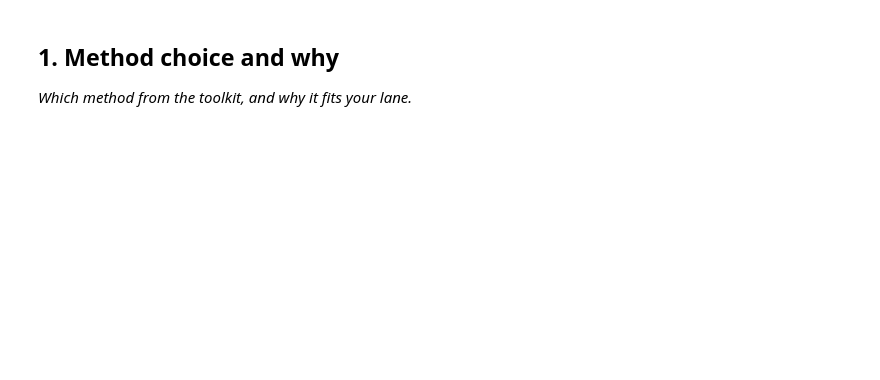
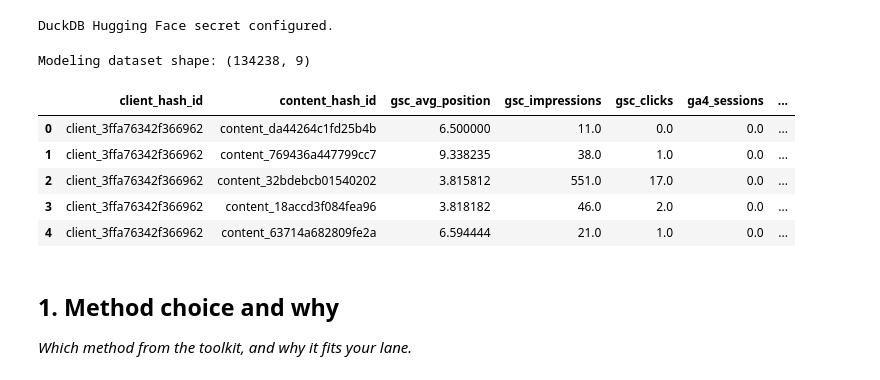
Before and after one commit to ahmed-morad15/flyrank-ml-internship, a Jupyter notebook: work/notebooks/w05_model.ipynb, the cells around one changed output. Drawn from its saved outputs; the diff is of its cells as text; code cells hidden in the pictures; blank space fills up the shorter version.

```diff
--- a/work/notebooks/w05_model.ipynb
+++ b/work/notebooks/w05_model.ipynb
@@ -8,0 +44,14 @@ This skeleton is yours to fill. Work the sections **in order** — each one has
+# %%
+REL_FEB = """
+read_parquet(
+    'hf://datasets/FlyRank/internship-warehouse/fact_content_daily_performance/month=2026-02/*.parquet'
+)
+"""
+
+REL_MAR = """
+read_parquet(
+    'hf://datasets/FlyRank/internship-warehouse/fact_content_daily_performance/month=2026-03/*.parquet'
+)
+"""
+
+print("February and March warehouse relations ready.")
@@ -9,3 +60,69 @@ This skeleton is yours to fill. Work the sections **in order** — each one has
+# %%
+con.execute(f"""
+CREATE OR REPLACE SECRET hf (
+    TYPE huggingface,
+    TOKEN '{HF_TOKEN}'
+)
+""")
+
+print("DuckDB Hugging Face secret configured.")
+# %% [output]
+DuckDB Hugging Face secret configured.
+# %%
+baseline_df = con.sql(f"""
+WITH feb AS (
+    SELECT
+        client_hash_id,
+        content_hash_id,
+        AVG(gsc_avg_position) AS gsc_avg_position,
+        SUM(gsc_impressions) AS gsc_impressions,
+        SUM(gsc_clicks) AS gsc_clicks,
+        SUM(ga4_sessions) AS ga4_sessions,
+        SUM(ga4_engaged_sessions) AS ga4_engaged_sessions
+    FROM {REL_FEB}
+    WHERE gsc_data_available IS TRUE
+    GROUP BY client_hash_id, content_hash_id
+),
+
+march AS (
+    SELECT
+        client_hash_id,
+        content_hash_id,
+        AVG(gsc_avg_position) AS march_avg_position
+    FROM {REL_MAR}
+    WHERE gsc_data_available IS TRUE
+    GROUP BY client_hash_id, content_hash_id
+)
+
+SELECT
+    f.*,
+    m.march_avg_position,
+
+    CASE
+        WHEN m.march_avg_position > f.gsc_avg_position
+        THEN 1
+        ELSE 0
+    END AS review_priority
+
+FROM feb f
+INNER JOIN march m
+    ON f.client_hash_id = m.client_hash_id
+    AND f.content_hash_id = m.content_hash_id
+
+WHERE f.gsc_avg_position IS NOT NULL
+  AND m.march_avg_position IS NOT NULL
+""").df()
+
+print("Modeling dataset shape:", baseline_df.shape)
+baseline_df.head()
+# %% [output]
+Modeling dataset shape: (134238, 9)
+|  | client_hash_id | content_hash_id | gsc_avg_position | gsc_impressions | gsc_clicks | ga4_sessions | ... |
+| 0 | client_3ffa76342f366962 | content_da44264c1fd25b4b | 6.500000 | 11.0 | 0.0 | 0.0 | ... |
+| 1 | client_3ffa76342f366962 | content_769436a447799cc7 | 9.338235 | 38.0 | 1.0 | 0.0 | ... |
+| 2 | client_3ffa76342f366962 | content_32bdebcb01540202 | 3.815812 | 551.0 | 17.0 | 0.0 | ... |
+| 3 | client_3ffa76342f366962 | content_18accd3f084fea96 | 3.818182 | 46.0 | 2.0 | 0.0 | ... |
+| 4 | client_3ffa76342f366962 | content_63714a682809fe2a | 6.594444 | 21.0 | 1.0 | 0.0 | ... |
 # %% [markdown]
 ## 1. Method choice and why
 
```
Also changed, not shown: parts of 20 cells of this notebook.
